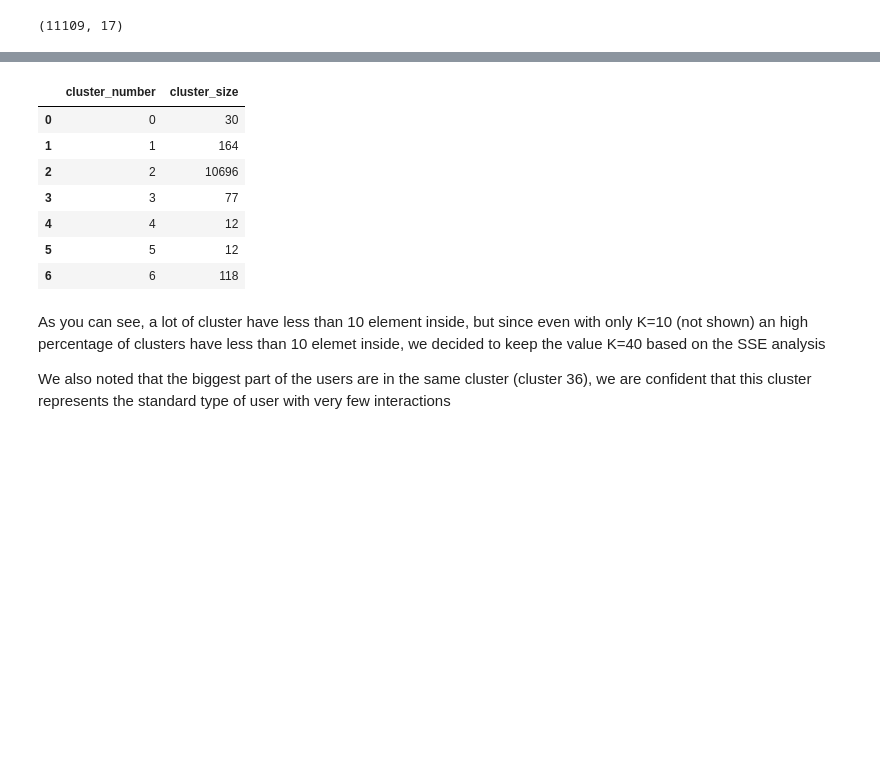
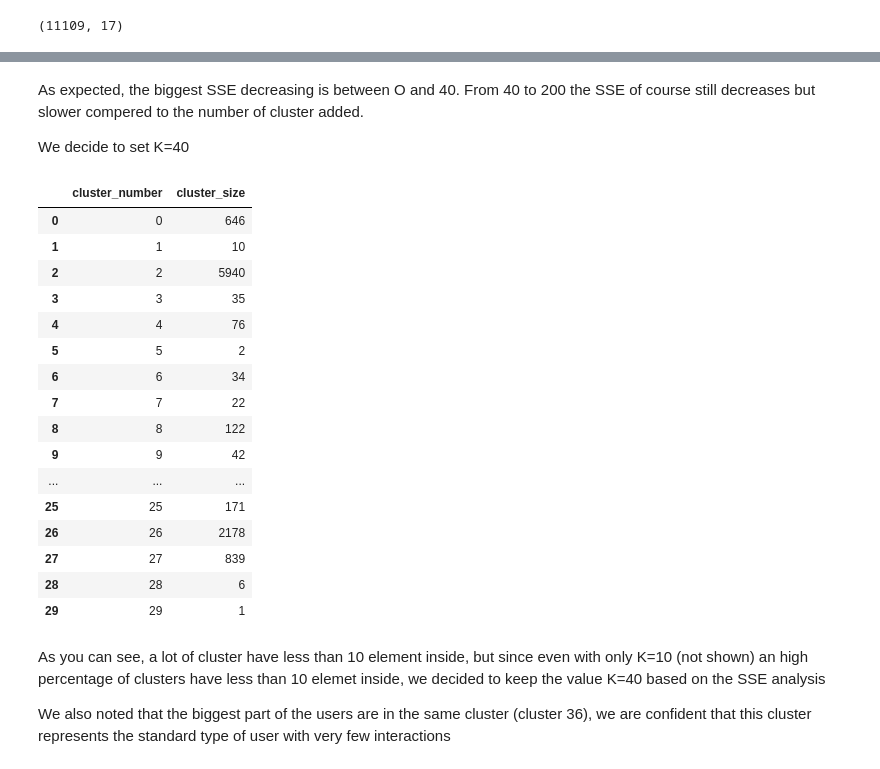
Before and after one commit to The-seven-dwarfs/DataMining-Group7, a Jupyter notebook: 2.3-Hierarchical_clustering.ipynb, the cells around one changed output, grey strips where cells are left out. Saved outputs shown, nothing was run; the diff lists cells and outputs as text; code cells hidden in the pictures; blank space fills up the shorter version.

Commit message:
improved clustering and neural networks

```diff
--- a/2.3-Hierarchical_clustering.ipynb
+++ b/2.3-Hierarchical_clustering.ipynb
@@ -145,7 +86,7 @@ from scipy.cluster.hierarchy import linkage, dendrogram
 data_dist = pdist(transformed_array, metric='euclidean')
 # %%
 methods = [
-#"single"   #not working with single
+"single",   #not working with single
 "complete",
 "average",
 "weighted",
@@ -162,7 +103,7 @@ for method in methods:
     res = dendrogram(
         data_link,
         truncate_mode="lastp",
-        p=30,
+        p=50,
         orientation="right",
         show_leaf_counts=True,
         count_sort="ascending"
@@ -183,0 +132,31 @@ ward
+# %%
+from sklearn.cluster import AgglomerativeClustering
+
+min_clusters = 2 #min number of clusters to try
+max_clusters = 200 #max number of clusters to try
+
+sse_df = pd.DataFrame(columns=["K", "SSE"])
+for num_curr_clusters in range(2, max_clusters+1): # try differen number of clusters
+    #compute the cluster
+    labels = AgglomerativeClustering(n_clusters = num_curr_clusters, affinity='euclidean', linkage='ward').fit_predict(df)
+    #print("trying with", num_curr_clusters, "clusters")
+    global_sse = 0 #the sse for the clustering with this number of clusters
+
+    for i in range(num_curr_clusters): # for each cluster
+        indexes = np.nonzero(labels==i)[0] # indexes where the label is equal to the current cluster
+        points_in_cluster = np.take(transformed_array, indexes, axis=0 ) # points in the cluster
+        #print("in the cluster", i, "there are ", points_in_cluster.shape, "points")
+        centroid = np.mean(points_in_cluster, axis=0)
+
+        # calculate the sse for the single cluster
+        current_sse = 0
+        for p in points_in_cluster:
+            current_sse += np.square( np.linalg.norm( np.subtract(p, centroid)))
+
+        global_sse += current_sse
+
+    sse_df = pd.concat( [sse_df , pd.DataFrame({"K" : [num_curr_clusters], "SSE": [global_sse] }) ], axis=0)
+    print("SSE with", num_curr_clusters, "clusters:", global_sse / 1000, "* 10^4")
+
+sse_df = sse_df.astype({"K" : int , "SSE" : float})
+sse_df.plot.scatter(x = "K", y="SSE")
@@ -184,22 +183,36 @@ ward
+# %% [markdown]
+As expected, the biggest SSE decreasing is between O and 40. From 40 to 200 the SSE of course still decreases but slower compered to the number of cluster added.
+
+We decide to set K=40
 # %%
-K = 7
+K = 30
 
-labels = AgglomerativeClustering(n_clusters = K, affinity='euclidean', linkage='ward').fit_predict(df)
+cluster = AgglomerativeClustering(n_clusters = K, affinity='euclidean', linkage='ward')
+labels = cluster.fit_predict(df)
 
 cluster_size_df = pd.DataFrame({
     "cluster_number" : [i for i in range(K)],
     "cluster_size" : [len(np.nonzero(labels==i)[0]) for i in range(K)] })
 
 cluster_size_df.head(K)
 # %% [output]
 |  | cluster_number | cluster_size |
-| 0 | 0 | 30 |
-| 1 | 1 | 164 |
-| 2 | 2 | 10696 |
-| 3 | 3 | 77 |
-| 4 | 4 | 12 |
-| 5 | 5 | 12 |
-| 6 | 6 | 118 |
+| 0 | 0 | 646 |
+| 1 | 1 | 10 |
+| 2 | 2 | 5940 |
+| 3 | 3 | 35 |
+| 4 | 4 | 76 |
+| 5 | 5 | 2 |
+| 6 | 6 | 34 |
+| 7 | 7 | 22 |
+| 8 | 8 | 122 |
+| 9 | 9 | 42 |
+| ... | ... | ... |
+| 25 | 25 | 171 |
+| 26 | 26 | 2178 |
+| 27 | 27 | 839 |
+| 28 | 28 | 6 |
+| 29 | 29 | 1 |
 # %% [markdown]
 As you can see, a lot of cluster have less than 10 element inside, but since even with only K=10 (not shown) an high percentage of clusters have less than 10 elemet inside, we decided to keep the value K=40 based on the SSE analysis
 
```
Also changed, not shown: parts of 10 cells of this notebook, 1 other file.
